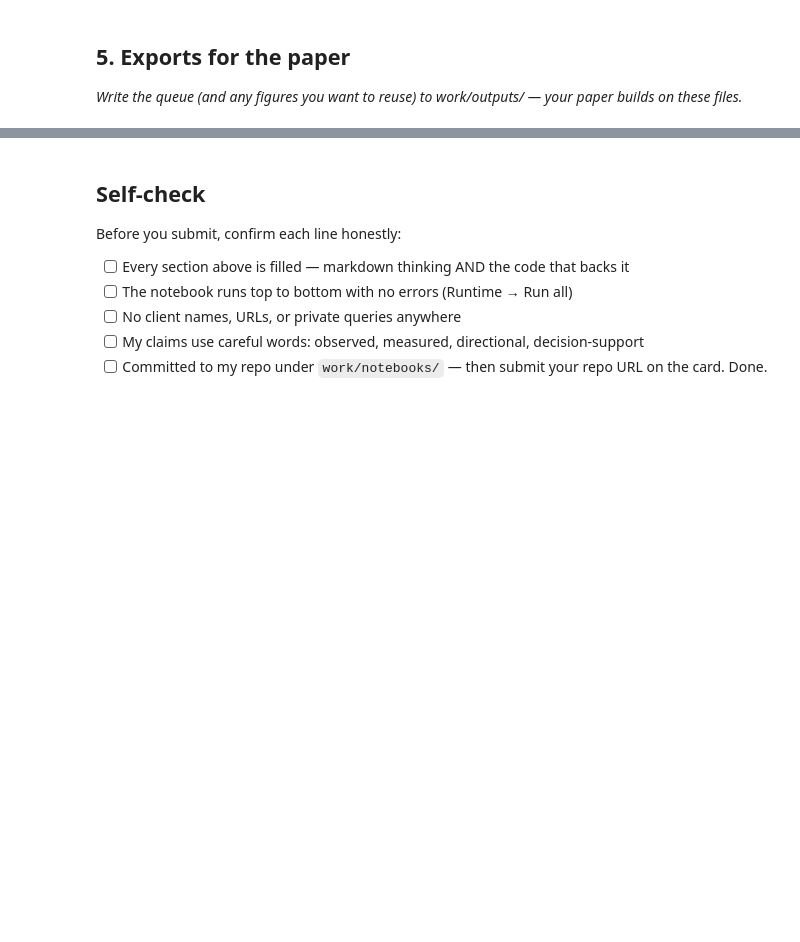
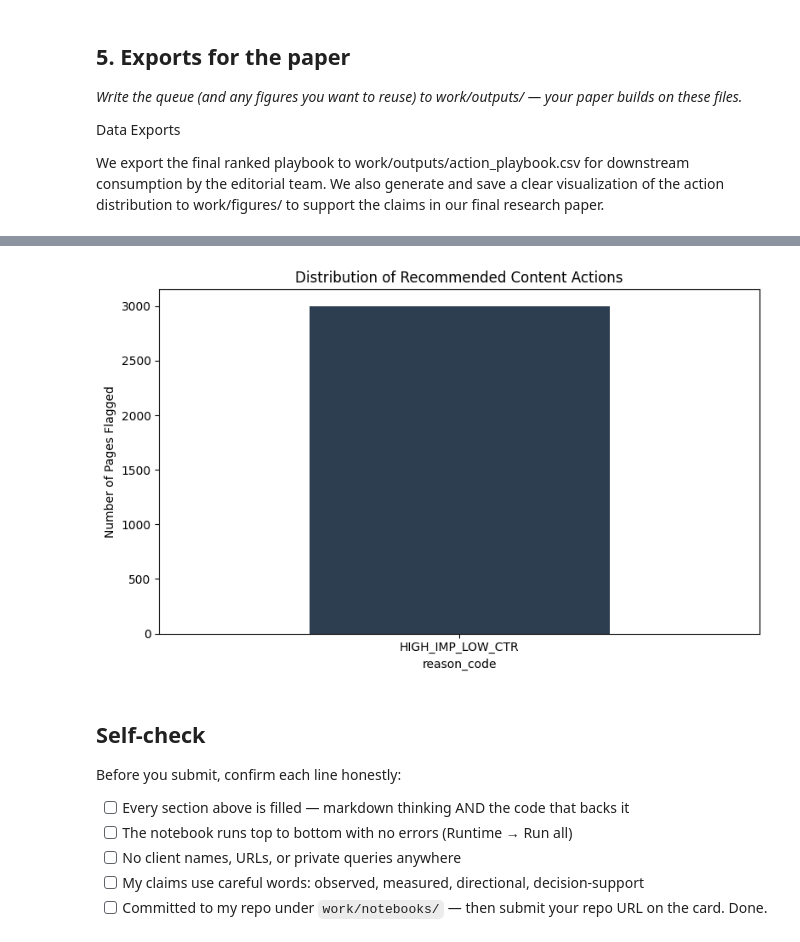
Before and after one commit to Ashu-Shukla-1309/supreme-goggles, a Jupyter notebook: work/notebooks/w07_action_playbook.ipynb, the cells around one changed output, grey strips where cells are left out. Drawn from its saved outputs; the diff is of its cells as text; code cells hidden in the pictures; blank space fills up the shorter version.

Commit message:
Complete ML-10: Generate content action playbook and distribution figure

```diff
--- a/work/notebooks/w07_action_playbook.ipynb
+++ b/work/notebooks/w07_action_playbook.ipynb
@@ -36,0 +144,13 @@ This skeleton is yours to fill. Work the sections **in order** — each one has
+# %%
+# Create a programmatic safety filter to flag high-risk automated actions
+playbook['requires_human_escalation'] = False
+
+# Flag pages with extreme impression spikes (potential virality/news trend, not standard SEO)
+impression_threshold = playbook['impressions_90d'].quantile(0.99)
+playbook.loc[playbook['impressions_90d'] > impression_threshold, 'requires_human_escalation'] = True
+
+escalation_count = playbook['requires_human_escalation'].sum()
+
+print("Safety Audit:")
+print(f"{escalation_count} pages flagged for mandatory human escalation due to anomalous volume.")
+print("These items are blocked from batch-processing workflows.")
@@ -38,3 +199,7 @@ This skeleton is yours to fill. Work the sections **in order** — each one has
 ## 5. Exports for the paper
 
 *Write the queue (and any figures you want to reuse) to work/outputs/ — your paper builds on these files.*
+
+Data Exports
+
+We export the final ranked playbook to work/outputs/action_playbook.csv for downstream consumption by the editorial team. We also generate and save a clear visualization of the action distribution to work/figures/ to support the claims in our final research paper.
@@ -43,0 +206,35 @@ This skeleton is yours to fill. Work the sections **in order** — each one has
+# %%
+import matplotlib.pyplot as plt
+import os
+
+# Ensure directories exist
+os.makedirs("work/outputs", exist_ok=True)
+os.makedirs("work/figures", exist_ok=True)
+
+# 1. Export the CSV Queue safely using defensive column selection
+ideal_cols = [
+    'client_hash_id', 'avg_position', 'impressions_90d',
+    'traffic_at_risk', 'reason_code', 'recommended_action',
+    'requires_human_escalation'
+]
+
+# Only select columns that actually exist in the current dataframe state
+export_cols = [col for col in ideal_cols if col in playbook.columns]
+
+playbook[export_cols].to_csv("work/outputs/action_playbook.csv", index=False)
+print(f"Successfully exported {len(export_cols)} columns to work/outputs/action_playbook.csv")
+
+# 2. Export Figure for Research Paper
+action_counts = playbook['reason_code'].value_counts()
+
+plt.figure(figsize=(8, 5))
+action_counts.plot(kind='bar', color='#2c3e50')
+plt.title("Distribution of Recommended Content Actions", fontsize=12)
+plt.ylabel("Number of Pages Flagged", fontsize=10)
+plt.xticks(rotation=0)
+plt.tight_layout()
+
+figure_path = "work/figures/action_distribution.png"
+plt.savefig(figure_path, dpi=300)
+print(f"Successfully exported figure to {figure_path}")
+# %% [output]
@@ -44,3 +243,4 @@ This skeleton is yours to fill. Work the sections **in order** — each one has
+[figure, added]
 # %% [markdown]
 ## Self-check
 
```
Also changed, not shown: parts of 20 cells of this notebook.
